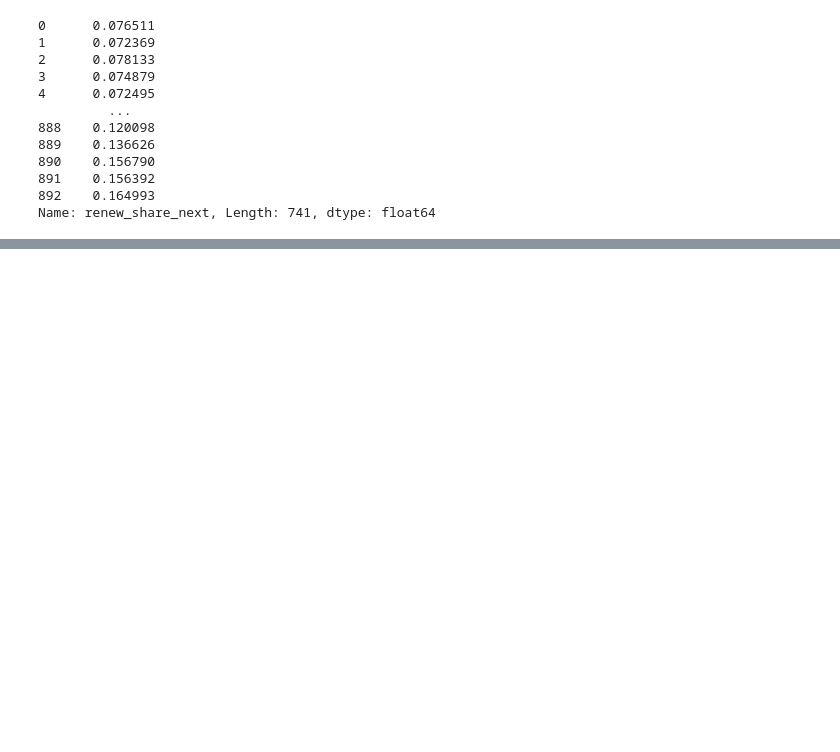
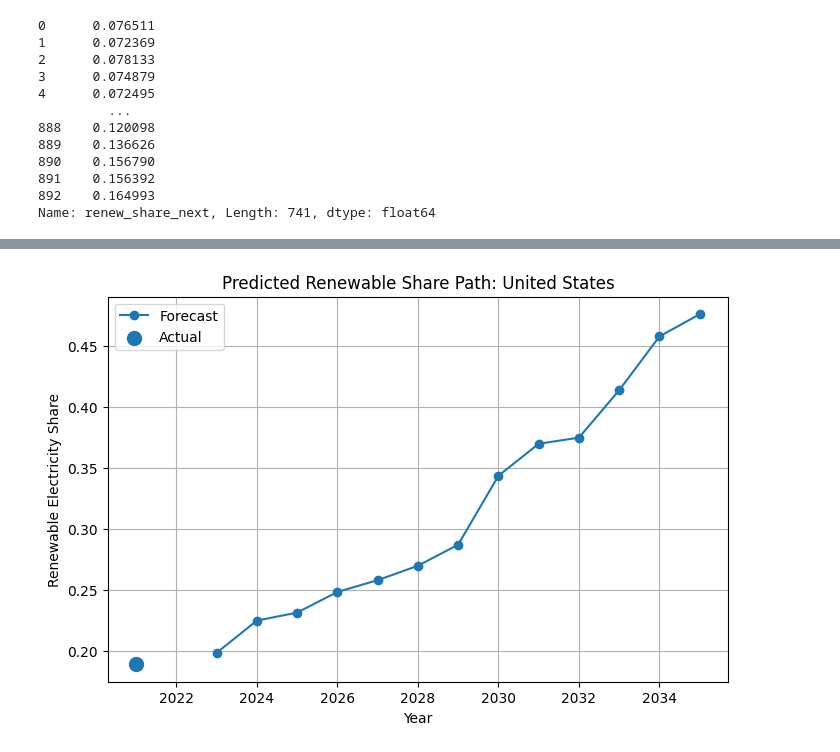
Before and after one commit to nikbeltz2/future-green-countries-ml-, a Jupyter notebook: notebooks/renewable_share_forecast.ipynb, the cells around one changed output, grey strips where cells are left out. Cells and saved outputs as stored; diff of their text form; code cells hidden in the pictures; blank space fills up the shorter version.

```diff
--- a/notebooks/renewable_share_forecast.ipynb
+++ b/notebooks/renewable_share_forecast.ipynb
@@ -329,0 +534,3 @@ future_2030["pred_2029"] = RF_model3.predict(X_future_2030)
+# %%
+forecast_df = pd.concat(forecast_results)
+forecast_df
@@ -329,0 +551,27 @@ future_2030["pred_2029"] = RF_model3.predict(X_future_2030)
+# %%
+country_1 = "United States"
+
+country_path = forecast_df[forecast_df["country"] == country_1]
+
+plt.figure(figsize=(8,5))
+
+plt.plot(country_path["year"], country_path["renew_share"], marker="o", label="Forecast")
+
+country_data = data3[data3["country"] == country_1]
+
+latest_year = country_data["year"].max()
+
+start_value = country_data[country_data["year"] == latest_year]["true_renew_share"].values[0]
+
+plt.scatter(latest_year, start_value, s=100, label="Actual")
+
+plt.xlabel("Year")
+plt.ylabel("Renewable Electricity Share")
+plt.title(f"Predicted Renewable Share Path: {country_1}")
+
+plt.legend()
+plt.grid(True)
+
+plt.show()
+# %% [output]
+[figure, added]
```
Also changed, not shown: parts of 23 cells of this notebook.
